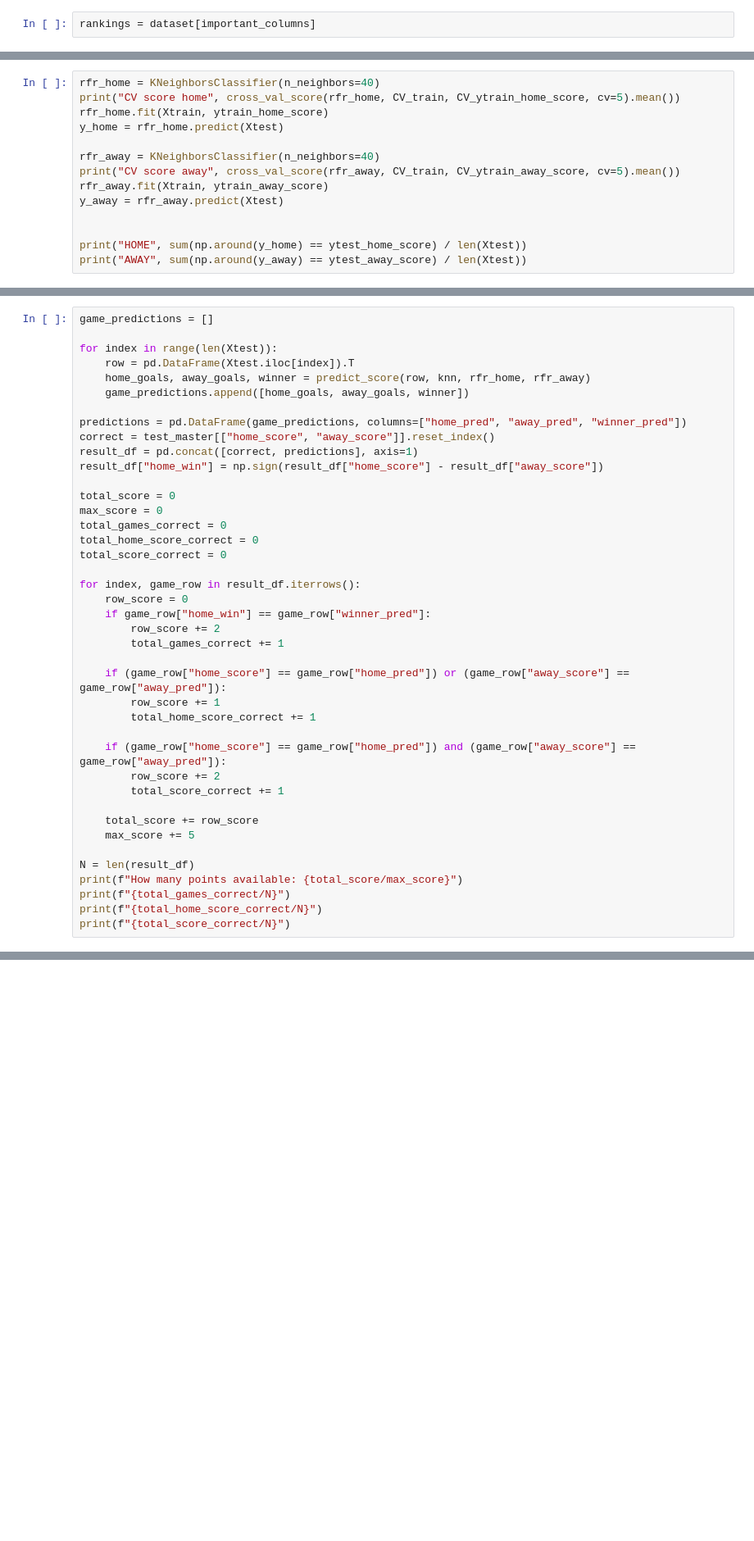
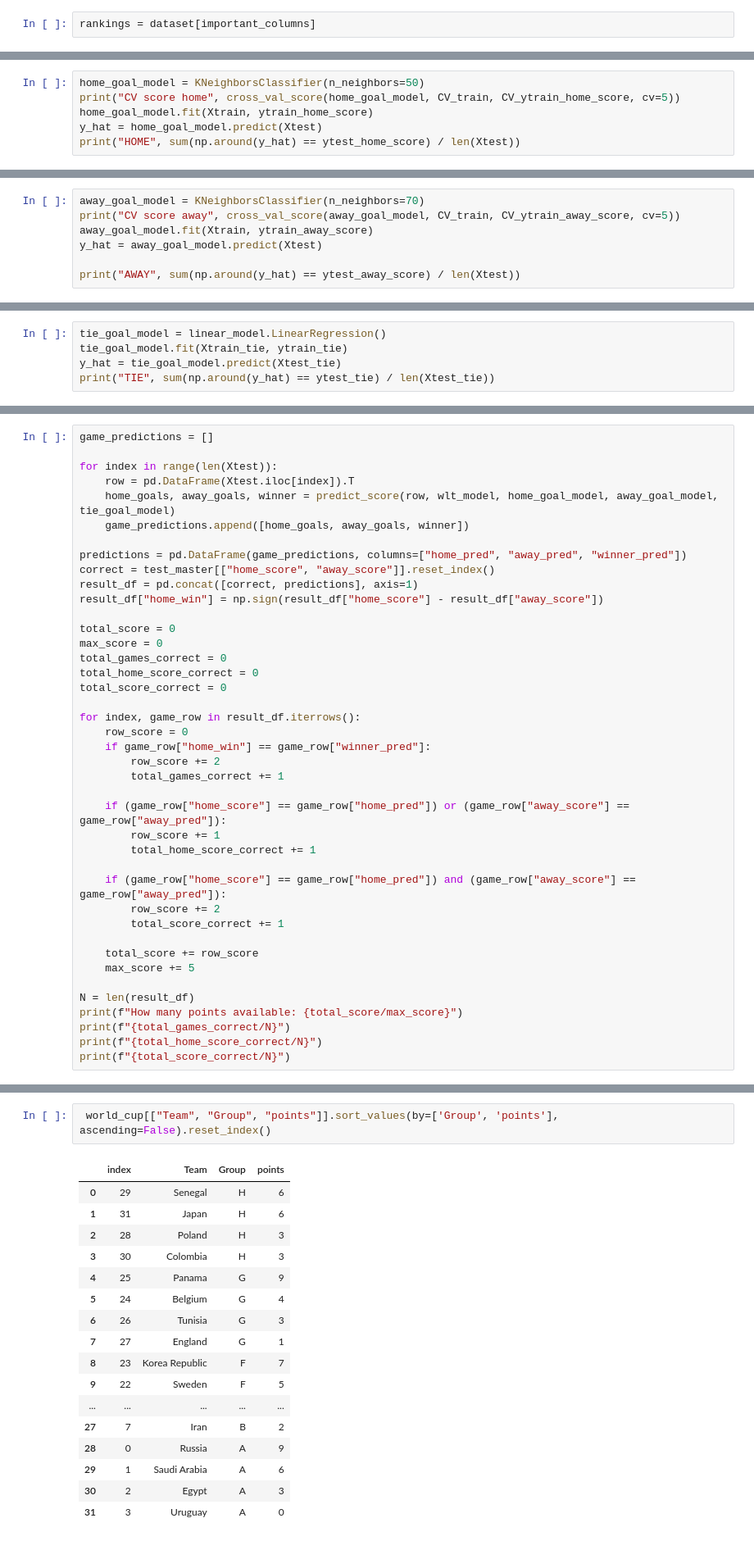
Before and after one commit to Villux/world_cup, a Jupyter notebook: world_cup_predictor.ipynb, the cells around one changed output, grey strips where cells are left out. Shown: that part at 82% size. Drawn from its saved outputs; the diff is of its cells as text; blank space fills up the shorter version.

```diff
--- a/world_cup_predictor.ipynb
+++ b/world_cup_predictor.ipynb
@@ -248,15 +253,7 @@ CV score 0.906822291449
 # %%
-rfr_home = KNeighborsClassifier(n_neighbors=40)
-print("CV score home", cross_val_score(rfr_home, CV_train, CV_ytrain_home_score, cv=5).mean())
-rfr_home.fit(Xtrain, ytrain_home_score)
-y_home = rfr_home.predict(Xtest)
-
-rfr_away = KNeighborsClassifier(n_neighbors=40)
-print("CV score away", cross_val_score(rfr_away, CV_train, CV_ytrain_away_score, cv=5).mean())
-rfr_away.fit(Xtrain, ytrain_away_score)
-y_away = rfr_away.predict(Xtest)
-
-
-print("HOME", sum(np.around(y_home) == ytest_home_score) / len(Xtest))
-print("AWAY", sum(np.around(y_away) == ytest_away_score) / len(Xtest))
+home_goal_model = KNeighborsClassifier(n_neighbors=50)
+print("CV score home", cross_val_score(home_goal_model, CV_train, CV_ytrain_home_score, cv=5))
+home_goal_model.fit(Xtrain, ytrain_home_score)
+y_hat = home_goal_model.predict(Xtest)
+print("HOME", sum(np.around(y_hat) == ytest_home_score) / len(Xtest))
 # %% [output]
@@ -266,0 +262,7 @@ AWAY 0.46696891191709844
+# %%
+away_goal_model = KNeighborsClassifier(n_neighbors=70)
+print("CV score away", cross_val_score(away_goal_model, CV_train, CV_ytrain_away_score, cv=5))
+away_goal_model.fit(Xtrain, ytrain_away_score)
+y_hat = away_goal_model.predict(Xtest)
+
+print("AWAY", sum(np.around(y_hat) == ytest_away_score) / len(Xtest))
@@ -266,0 +272,5 @@ AWAY 0.46696891191709844
+# %%
+tie_goal_model = linear_model.LinearRegression()
+tie_goal_model.fit(Xtrain_tie, ytrain_tie)
+y_hat = tie_goal_model.predict(Xtest_tie)
+print("TIE", sum(np.around(y_hat) == ytest_tie) / len(Xtest_tie))
@@ -298,7 +316,7 @@ game_predictions = []
 
 for index in range(len(Xtest)):
     row = pd.DataFrame(Xtest.iloc[index]).T
-    home_goals, away_goals, winner = predict_score(row, knn, rfr_home, rfr_away)
+    home_goals, away_goals, winner = predict_score(row, wlt_model, home_goal_model, away_goal_model, tie_goal_model)
     game_predictions.append([home_goals, away_goals, winner])
 
 predictions = pd.DataFrame(game_predictions, columns=["home_pred", "away_pred", "winner_pred"])
@@ -401,0 +539,20 @@ def get_prediction_row(home, away):
+# %%
+ world_cup[["Team", "Group", "points"]].sort_values(by=['Group', 'points'], ascending=False).reset_index()
+# %% [output]
+|  | index | Team | Group | points |
+| 0 | 29 | Senegal | H | 6 |
+| 1 | 31 | Japan | H | 6 |
+| 2 | 28 | Poland | H | 3 |
+| 3 | 30 | Colombia | H | 3 |
+| 4 | 25 | Panama | G | 9 |
+| 5 | 24 | Belgium | G | 4 |
+| 6 | 26 | Tunisia | G | 3 |
+| 7 | 27 | England | G | 1 |
+| 8 | 23 | Korea Republic | F | 7 |
+| 9 | 22 | Sweden | F | 5 |
+| ... | ... | ... | ... | ... |
+| 27 | 7 | Iran | B | 2 |
+| 28 | 0 | Russia | A | 9 |
+| 29 | 1 | Saudi Arabia | A | 6 |
+| 30 | 2 | Egypt | A | 3 |
+| 31 | 3 | Uruguay | A | 0 |
```
Also changed, not shown: parts of 32 cells of this notebook.
